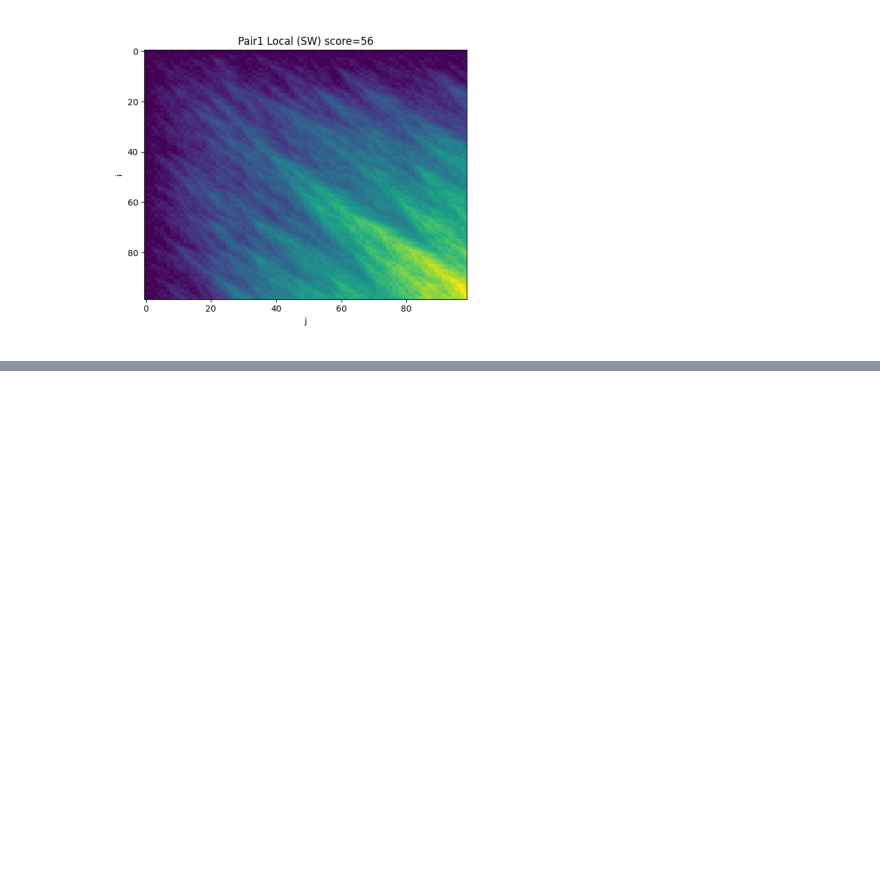
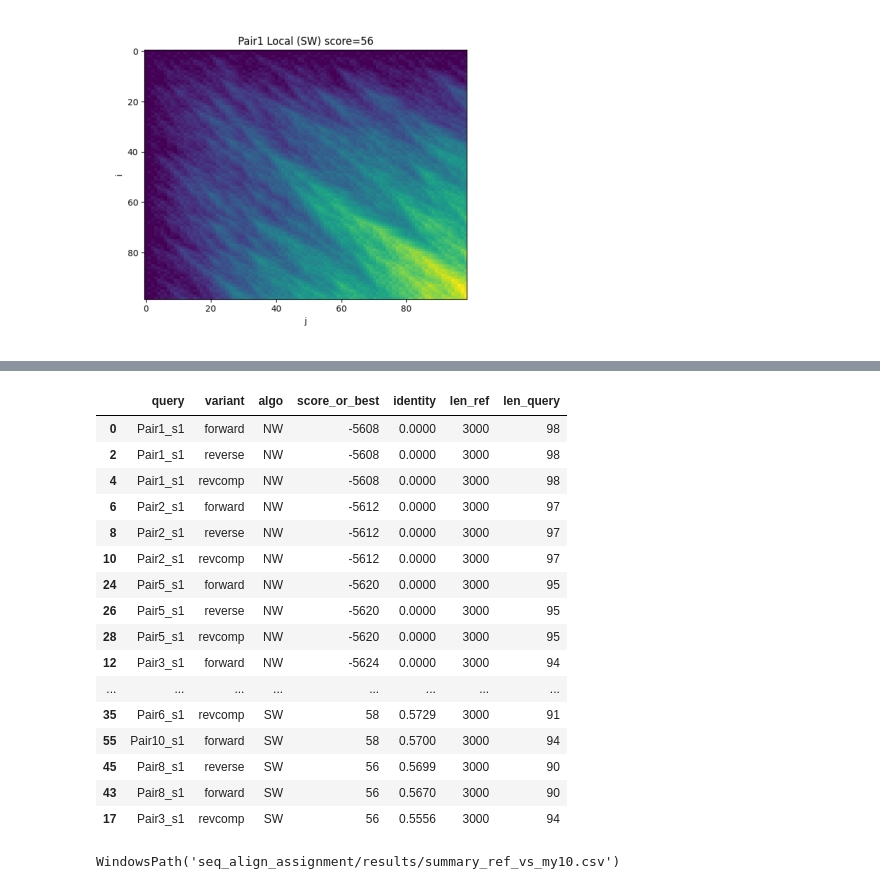
Before and after one commit to isavalladolidd/Sequence-Alignment, a Jupyter notebook: execute.ipynb, the cells around one changed output, grey strips where cells are left out. Cells and saved outputs as stored; diff of their text form; code cells hidden in the pictures; blank space fills up the shorter version.

```diff
--- a/execute.ipynb
+++ b/execute.ipynb
@@ -132,0 +198,33 @@ for path in ejemplos:
+# %%
+from alignment import needleman_wunsch, smith_waterman, markers
+import matplotlib.pyplot as plt
+import numpy as np
+
+def save_heatmap(score_matrix, title, out_png: Path):
+    plt.figure(figsize=(6,5))
+    plt.imshow(score_matrix, aspect='auto')
+    plt.title(title); plt.xlabel("j"); plt.ylabel("i")
+    plt.tight_layout(); plt.savefig(out_png); plt.close()
+
+def align_and_save(pair_name, s1, s2, algo="NW", match=2, mismatch=-1, gap=-2, outdir=RESULTS):
+    outdir.mkdir(parents=True, exist_ok=True)
+    if algo.upper() == "NW":
+        score, ptr, a1, a2, total = needleman_wunsch(s1, s2, match, mismatch, gap)
+        best = total
+        title = f"{pair_name} — NW score={best}"
+    else:
+        score, ptr, a1, a2, best = smith_waterman(s1, s2, match, mismatch, gap)
+        title = f"{pair_name} — SW best={best}"
+
+    bars, ident = markers(a1, a2)
+    txt = (
+        f"{title}\n"
+        f"params: match={match}, mismatch={mismatch}, gap={gap}\n"
+        f"Aligned 1: {a1}\n"
+        f"Matchers : {bars}\n"
+        f"Aligned 2: {a2}\n"
+        f"Identity: {ident:.3f}\n"
+    )
+    (outdir / f"{pair_name}_{algo}.txt").write_text(txt)
+    save_heatmap(score, title, outdir / f"{pair_name}_{algo}_matrix.png")
+    return best, ident
@@ -132,0 +290,29 @@ for path in ejemplos:
+# %%
+import pandas as pd
+
+df = pd.DataFrame(summary)
+df.sort_values(["algo","identity","score_or_best"], ascending=[True, False, False], inplace=True)
+display(df)
+
+out_csv = RESULTS / "summary_ref_vs_my10.csv"
+df.to_csv(out_csv, index=False)
+out_csv
+# %% [output]
+|  | query | variant | algo | score_or_best | identity | len_ref | len_query |
+| 0 | Pair1_s1 | forward | NW | -5608 | 0.0000 | 3000 | 98 |
+| 2 | Pair1_s1 | reverse | NW | -5608 | 0.0000 | 3000 | 98 |
+| 4 | Pair1_s1 | revcomp | NW | -5608 | 0.0000 | 3000 | 98 |
+| 6 | Pair2_s1 | forward | NW | -5612 | 0.0000 | 3000 | 97 |
+| 8 | Pair2_s1 | reverse | NW | -5612 | 0.0000 | 3000 | 97 |
+| 10 | Pair2_s1 | revcomp | NW | -5612 | 0.0000 | 3000 | 97 |
+| 24 | Pair5_s1 | forward | NW | -5620 | 0.0000 | 3000 | 95 |
+| 26 | Pair5_s1 | reverse | NW | -5620 | 0.0000 | 3000 | 95 |
+| 28 | Pair5_s1 | revcomp | NW | -5620 | 0.0000 | 3000 | 95 |
+| 12 | Pair3_s1 | forward | NW | -5624 | 0.0000 | 3000 | 94 |
+| ... | ... | ... | ... | ... | ... | ... | ... |
+| 35 | Pair6_s1 | revcomp | SW | 58 | 0.5729 | 3000 | 91 |
+| 55 | Pair10_s1 | forward | SW | 58 | 0.5700 | 3000 | 94 |
+| 45 | Pair8_s1 | reverse | SW | 56 | 0.5699 | 3000 | 90 |
+| 43 | Pair8_s1 | forward | SW | 56 | 0.5670 | 3000 | 90 |
+| 17 | Pair3_s1 | revcomp | SW | 56 | 0.5556 | 3000 | 94 |
+WindowsPath('seq_align_assignment/results/summary_ref_vs_my10.csv')
```
Also changed, not shown: parts of 10 cells of this notebook.
